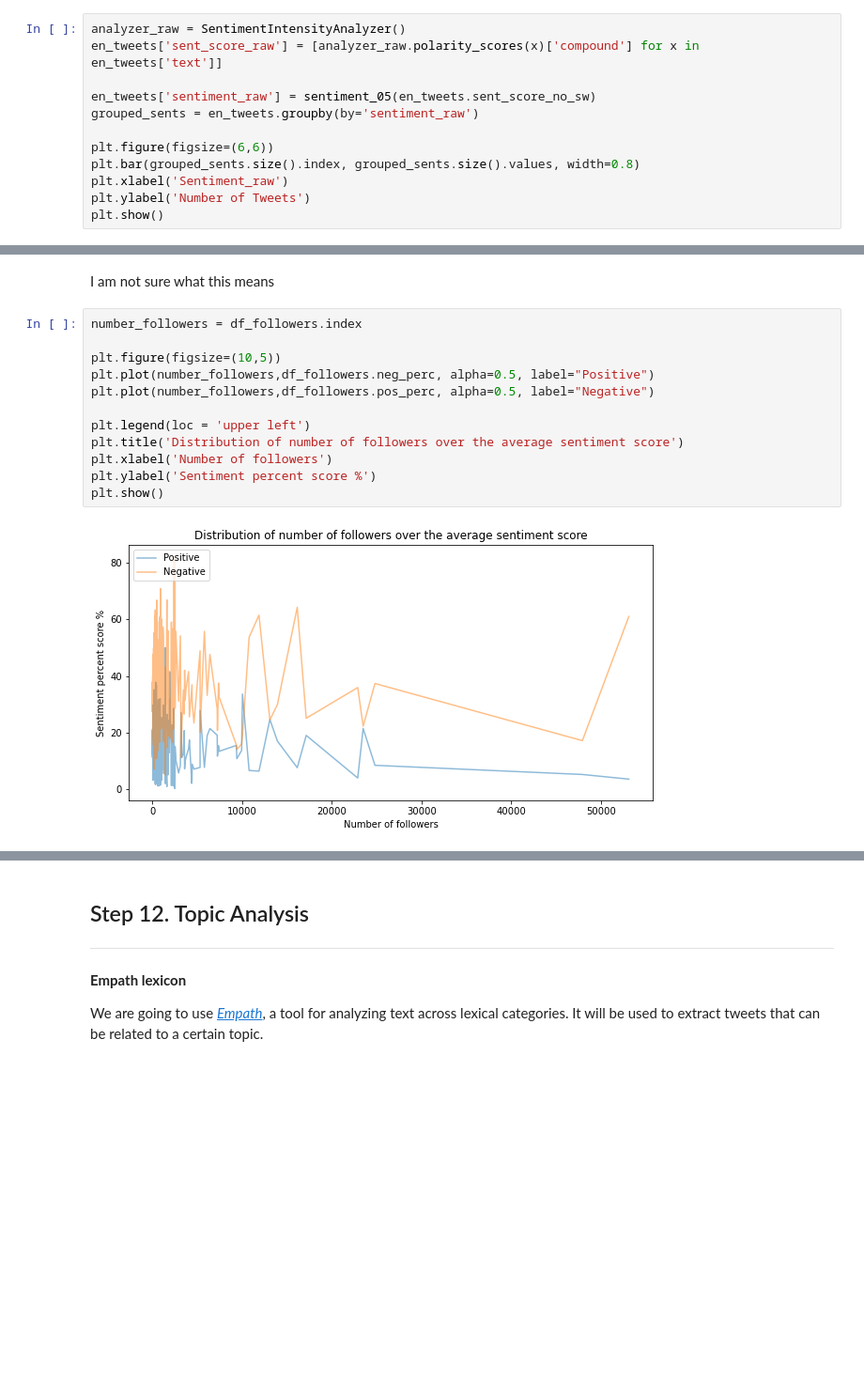
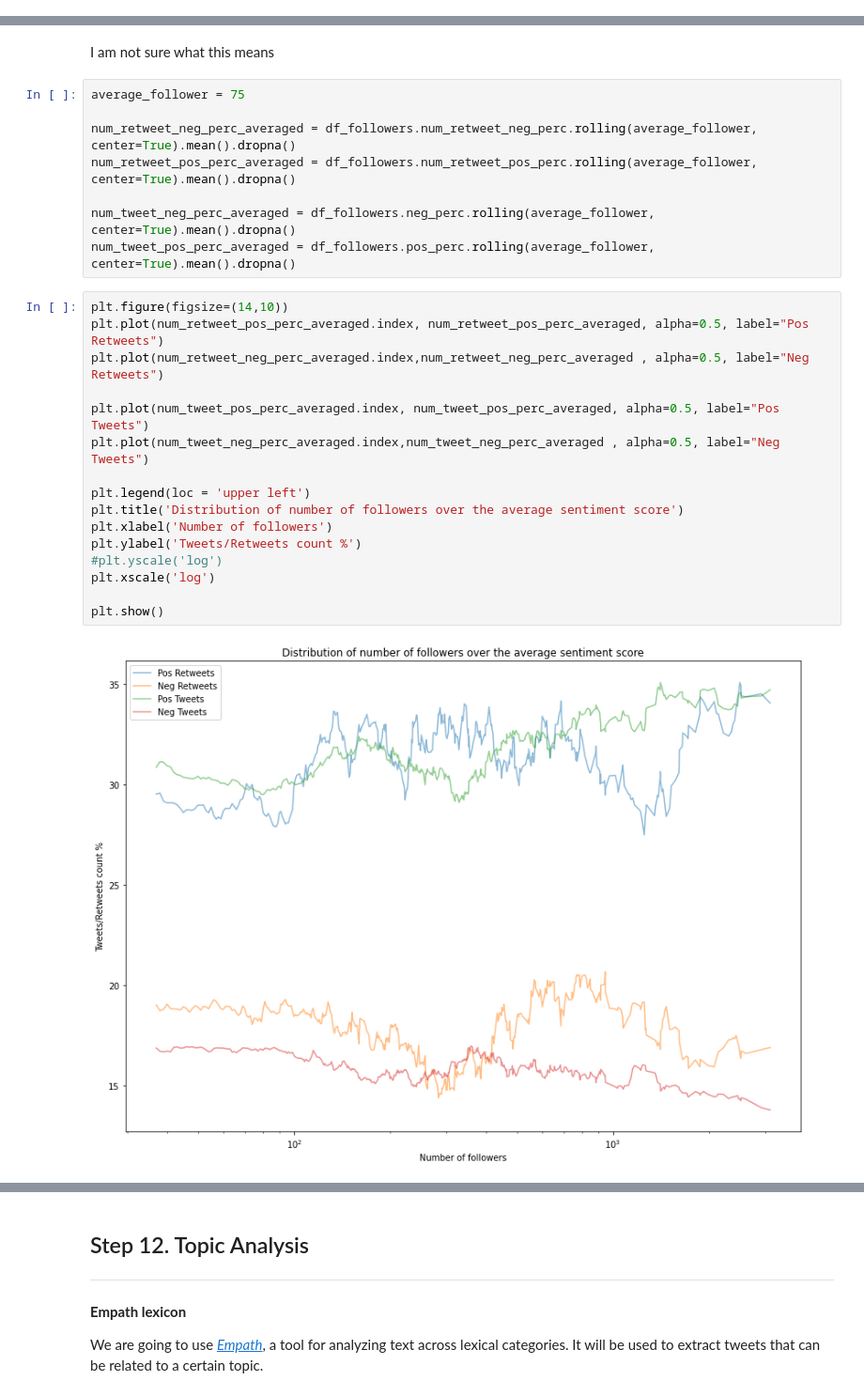
Before and after one commit to epfl-ada/ada-2020-project-milestone-p3-p3_musetti-adaletti, a Jupyter notebook: Creative_extension_analysis.ipynb, the cells around one changed output, grey strips where cells are left out. Shown at 94% size. Cells and saved outputs as stored; diff of their text form; blank space fills up the shorter version.

```diff
--- a/Creative_extension_analysis.ipynb
+++ b/Creative_extension_analysis.ipynb
@@ -575,12 +531,0 @@ ___
-# %%
-analyzer_raw = SentimentIntensityAnalyzer()
-en_tweets['sent_score_raw'] = [analyzer_raw.polarity_scores(x)['compound'] for x in en_tweets['text']]
-
-en_tweets['sentiment_raw'] = sentiment_05(en_tweets.sent_score_no_sw)
-grouped_sents = en_tweets.groupby(by='sentiment_raw')
-
-plt.figure(figsize=(6,6))
-plt.bar(grouped_sents.size().index, grouped_sents.size().values, width=0.8)
-plt.xlabel('Sentiment_raw')
-plt.ylabel('Number of Tweets')
-plt.show()
@@ -1485,17 +1611,29 @@ plt.show()
 [figure]
 # %% [markdown]
 I am not sure what this means
+# %%
+average_follower = 75
+
+num_retweet_neg_perc_averaged = df_followers.num_retweet_neg_perc.rolling(average_follower, center=True).mean().dropna()
+num_retweet_pos_perc_averaged = df_followers.num_retweet_pos_perc.rolling(average_follower, center=True).mean().dropna()
+
+num_tweet_neg_perc_averaged = df_followers.neg_perc.rolling(average_follower, center=True).mean().dropna()
+num_tweet_pos_perc_averaged = df_followers.pos_perc.rolling(average_follower, center=True).mean().dropna()
 # %%
-number_followers = df_followers.index
+plt.figure(figsize=(14,10))
+plt.plot(num_retweet_pos_perc_averaged.index, num_retweet_pos_perc_averaged, alpha=0.5, label="Pos Retweets")
+plt.plot(num_retweet_neg_perc_averaged.index,num_retweet_neg_perc_averaged , alpha=0.5, label="Neg Retweets")
 
-plt.figure(figsize=(10,5))
-plt.plot(number_followers,df_followers.neg_perc, alpha=0.5, label="Positive")
-plt.plot(number_followers,df_followers.pos_perc, alpha=0.5, label="Negative")
+plt.plot(num_tweet_pos_perc_averaged.index, num_tweet_pos_perc_averaged, alpha=0.5, label="Pos Tweets")
+plt.plot(num_tweet_neg_perc_averaged.index,num_tweet_neg_perc_averaged , alpha=0.5, label="Neg Tweets")
 
 plt.legend(loc = 'upper left')
 plt.title('Distribution of number of followers over the average sentiment score')
 plt.xlabel('Number of followers')
-plt.ylabel('Sentiment percent score %')
+plt.ylabel('Tweets/Retweets count %')
+#plt.yscale('log')
+plt.xscale('log')
+
 plt.show()
 # %% [output]
-[figure, old version]
+[figure, new version]
```
Also changed, not shown: parts of 50 cells of this notebook.
